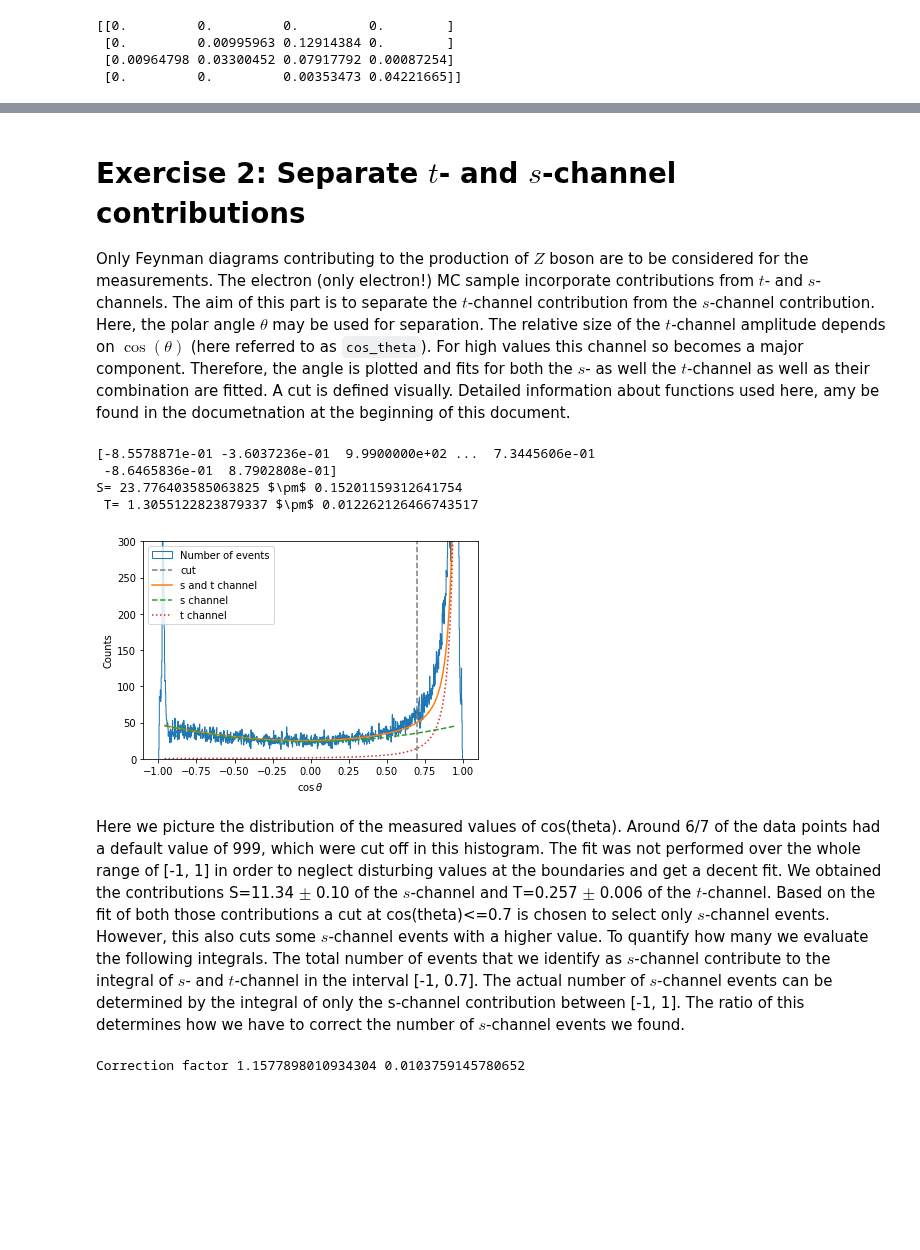
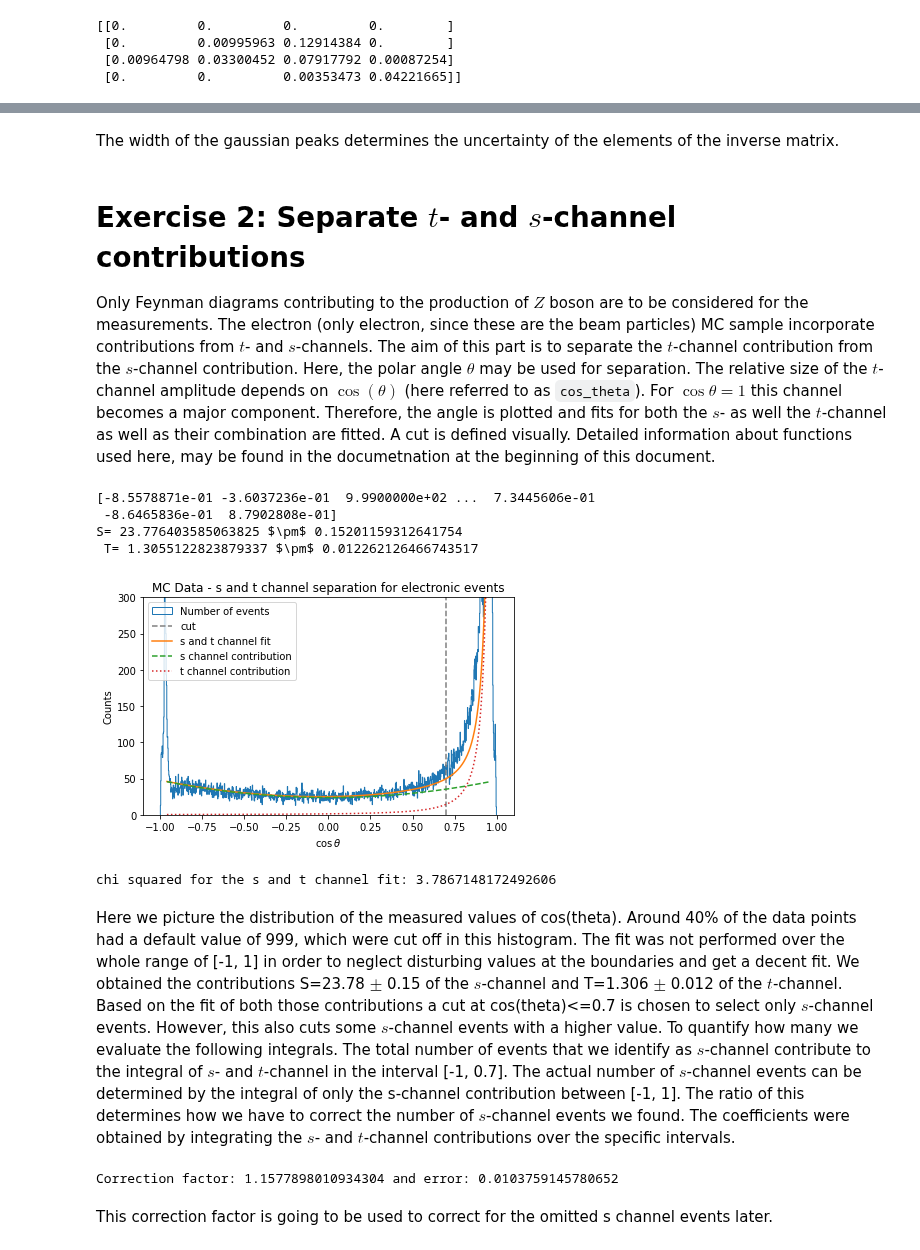
Before and after one commit to josepretel/z0-precisionmeasurement, a Jupyter notebook: 02_z0_detector_statistical_analysis_tu_fs.ipynb, the cells around one changed output, grey strips where cells are left out. Cells and saved outputs as stored; diff of their text form; code cells hidden in the pictures; blank space fills up the shorter version.

````diff
--- a/02_z0_detector_statistical_analysis_tu_fs.ipynb
+++ b/02_z0_detector_statistical_analysis_tu_fs.ipynb
@@ -413,11 +427,17 @@ Errors for the inverse matrix:
+# %% [markdown]
+The width of the gaussian peaks determines the uncertainty of the elements of the inverse matrix.
 # %% [markdown]
 # Exercise 2: Separate $t$- and $s$-channel contributions
-Only Feynman diagrams contributing to the production of $Z$ boson are to be considered for the measurements. The electron (only electron!) MC sample incorporate contributions from $t$- and $s$-channels.  The aim of this part is to separate the $t$-channel contribution from the $s$-channel contribution. Here, the polar angle $\theta$ may be used for separation. The relative size of the $t$-channel amplitude depends on $\cos(\theta)$ (here referred to as ```cos_theta```). For high values this channel so becomes a major component. Therefore, the angle is plotted and fits for both the $s$- as well the $t$-channel as well as their combination are fitted. A cut is defined visually. Detailed information about functions used here, amy be found in the documetnation at the beginning of this document.
+Only Feynman diagrams contributing to the production of $Z$ boson are to be considered for the measurements. The electron (only electron, since these are the beam particles) MC sample incorporate contributions from $t$- and $s$-channels.  The aim of this part is to separate the $t$-channel contribution from the $s$-channel contribution. Here, the polar angle $\theta$ may be used for separation. The relative size of the $t$-channel amplitude depends on $\cos(\theta)$ (here referred to as ```cos_theta```). For $\cos{\theta} = 1$ this channel becomes a major component. Therefore, the angle is plotted and fits for both the $s$- as well the $t$-channel as well as their combination are fitted. A cut is defined visually. Detailed information about functions used here, may be found in the documetnation at the beginning of this document.
 # %%
 '''extract cos(theta) values as an array from detector data'''
 cos_thet = ak.to_numpy(branches_ee['cos_thet'])
 
-'''plot cos(theta) values (This corresponds to the differential crosssection), xlim to one, large number of values with number 999 correspond to detection errors. We believe, that the amount of detection errors is unphysical, and may result from not optimised experimental conditions.'''
+'''plot cos(theta) values (This corresponds to the differential crosssection), xlim to one,
+large number of values with number 999 correspond to detection errors.
+These will be omitted in the channel separation.
+We believe, that the amount of detection errors is unphysical,
+and may result from not optimised experimental conditions.'''
 print(cos_thet)
 bin_content, bin_edges = plot_hist_of_arrays([cos_thet], [1000],
                                              ['Number of events'], yrange=(0, 300), xrange=(-1, 1),
@@ -427,53 +447,58 @@ bin_content, bin_edges = plot_hist_of_arrays([cos_thet], [1000],
 '''Calculate midpoint of the bars'''
 bin_mid = 0.5 * (bin_edges[1:] + bin_edges[:-1])
 
-'''def start and end position (relative to cos(theta) array position) for fit'''
-start_fit = 20
-end_fit = -20
+'''def start and end position (relative to cos(theta) array position) for fit to work'''
+start_fit = 20 # position 20 in the array corresponds to cos_theta = -0.96
+end_fit = -20  # position -20 in the array corresponds to cos_theta = 0.96
 
 '''fit cos(theta) with s and t channel fit, definition of the fits are at the top of this document'''
 coeffs_st, covariance_st = curve_fit(s_and_t_channel, bin_mid[start_fit:end_fit], bin_content[start_fit:end_fit],
                                      sigma=np.sqrt(bin_content[start_fit:end_fit]), absolute_sigma=True)
 
 '''determine the (uncorrelated) uncertainties of the fit parameters'''
 errors_st_fit = np.sqrt(np.diag(covariance_st))
 
 '''Calculate chi squared/dof for the fit'''
 chi_sqrd_fit = np.sum((bin_content[start_fit:end_fit] - s_and_t_channel(bin_mid[start_fit:end_fit], *coeffs_st)) ** 2
                       / np.sqrt(bin_content[start_fit:end_fit]) ** 2) / len(
     bin_content[start_fit:end_fit])
 
 '''Print results for fit parameters'''
 print('S=', coeffs_st[0], r'$\pm$', np.sqrt(covariance_st[0][0]), '\n', 'T=', coeffs_st[1], r'$\pm$',
       np.sqrt(covariance_st[1][1]))
 
 '''define cut for t channel'''
 cut = 0.70
 
 plt.errorbar(bin_mid[start_fit:end_fit], s_and_t_channel(bin_mid[start_fit:end_fit], *coeffs_st), fmt='-',
-             label='s and t channel')
+             label='s and t channel fit')
 plt.errorbar(bin_mid[start_fit:end_fit], s_channel(bin_mid[start_fit:end_fit], coeffs_st[0]), fmt='--',
-             label='s channel')
+             label='s channel contribution')
 plt.errorbar(bin_mid[start_fit:end_fit], t_channel(bin_mid[start_fit:end_fit], coeffs_st[1]), fmt=':',
-             label='t channel')
+             label='t channel contribution')
 plt.axvline(cut, label='cut', color='C7', ls='--')
+plt.title('MC Data - s and t channel separation for electronic events')
 plt.legend()
+plt.tight_layout()
 plt.show()
+
+print(f'chi squared for the s and t channel fit: {chi_sqrd_fit}')
 # %% [output]
 [-8.5578871e-01 -3.6037236e-01  9.9900000e+02 ...  7.3445606e-01
  -8.6465836e-01  8.7902808e-01]
 S= 23.776403585063825 $\pm$ 0.15201159312641754
  T= 1.3055122823879337 $\pm$ 0.012262126466743517
-[figure, old version]
+[figure, new version]
+chi squared for the s and t channel fit: 3.7867148172492606
 # %% [markdown]
-Here we picture the distribution of the measured values of cos(theta). Around 6/7 of the data points had a default
+Here we picture the distribution of the measured values of cos(theta). Around 40% of the data points had a default
 value of 999, which were cut off in this histogram. The fit was not performed over the whole range of [-1, 1]
 in order to neglect disturbing values at the boundaries and get a decent fit. We obtained the contributions
-S=11.34 $\pm$ 0.10 of the $s$-channel and T=0.257 $\pm$ 0.006 of the $t$-channel. Based on the fit of both those
+S=23.78 $\pm$ 0.15 of the $s$-channel and T=1.306 $\pm$ 0.012 of the $t$-channel. Based on the fit of both those
 contributions a cut at cos(theta)<=0.7 is chosen to select only $s$-channel events. However, this also cuts
 some $s$-channel events with a higher value. To quantify how many we evaluate the following integrals. The total number of events that we identify as $s$-channel contribute to the integral of $s$- and $t$-channel in the interval [-1, 0.7].
 The actual number of $s$-channel events can be determined by the integral of only the s-channel contribution between
-[-1, 1]. The ratio of this determines how we have to correct the number of $s$-channel events we found.
+[-1, 1]. The ratio of this determines how we have to correct the number of $s$-channel events we found. The coefficients were obtained by integrating the $s$- and $t$-channel contributions over the specific intervals.
 # %%
 chosen_as_s = integral_tands_range(*coeffs_st)
 actual_s = integral_s_all(coeffs_st[0])
@@ -493,9 +518,11 @@ correction_schannel = actual_s / chosen_as_s
 error_correction_schannel = correction_schannel * np.sqrt(
     (error_actual_s / actual_s) ** 2 + (error_chosen_as_s / chosen_as_s) ** 2)
 
-print('Correction factor', correction_schannel, error_correction_schannel)
+print('Correction factor:', correction_schannel, 'and error:', error_correction_schannel)
 # %% [output]
-Correction factor 1.1577898010934304 0.0103759145780652
+Correction factor: 1.1577898010934304 and error: 0.0103759145780652
+# %% [markdown]
+This correction factor is going to be used to correct for the omitted s channel events later.
 # %% [markdown]
 # Exercise 2b: Separate  𝑡 - and  𝑠 -channel contributions (with the detector data)
 
````
Also changed, not shown: parts of 19 cells of this notebook, 1 other file.
